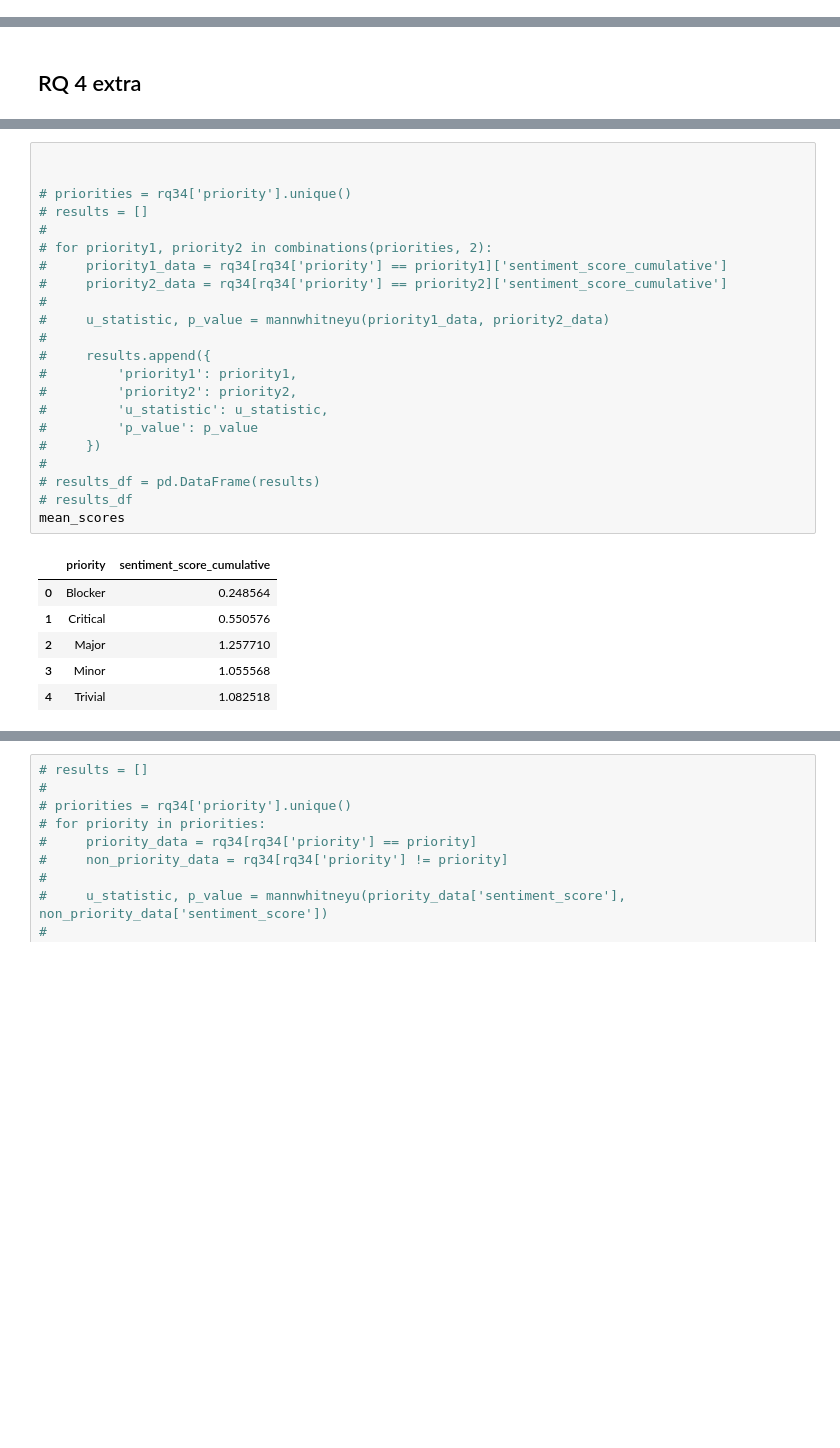
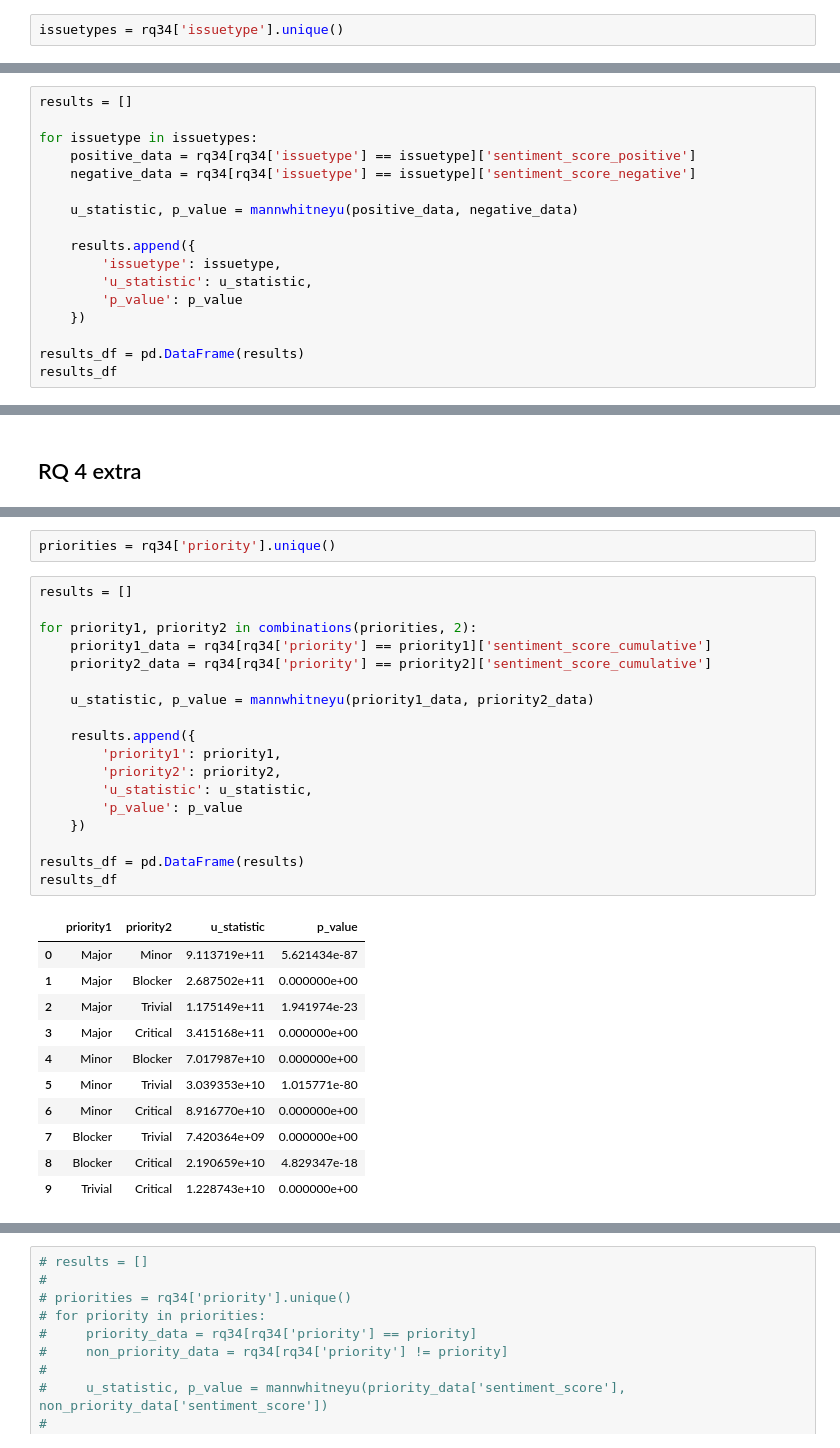
Before and after one commit to raianmr/seBERT, a Jupyter notebook: notebooks/RQs.ipynb, the cells around one changed output, grey strips where cells are left out. Cells and saved outputs as stored; diff of their text form; blank space fills up the shorter version.

```diff
--- a/notebooks/RQs.ipynb
+++ b/notebooks/RQs.ipynb
@@ -95,3 +95,5 @@ bug             90.775851 -53.944073  6.741670
 non-bug        -89.333950  53.087215 -6.634584
 # %% [markdown]
 ## RQ 3 extra
+# %%
+issuetypes = rq34['issuetype'].unique()
@@ -97,0 +121,17 @@ non-bug        -89.333950  53.087215 -6.634584
+# %%
+results = []
+
+for issuetype in issuetypes:
+    positive_data = rq34[rq34['issuetype'] == issuetype]['sentiment_score_positive']
+    negative_data = rq34[rq34['issuetype'] == issuetype]['sentiment_score_negative']
+
+    u_statistic, p_value = mannwhitneyu(positive_data, negative_data)
+
+    results.append({
+        'issuetype': issuetype,
+        'u_statistic': u_statistic,
+        'p_value': p_value
+    })
+
+results_df = pd.DataFrame(results)
+results_df
@@ -177,30 +209,33 @@ Trivial        -17.391284  -6.762172  24.928685
+# %%
+priorities = rq34['priority'].unique()
 # %%
+results = []
 
+for priority1, priority2 in combinations(priorities, 2):
+    priority1_data = rq34[rq34['priority'] == priority1]['sentiment_score_cumulative']
+    priority2_data = rq34[rq34['priority'] == priority2]['sentiment_score_cumulative']
 
-# priorities = rq34['priority'].unique()
-# results = []
-#
-# for priority1, priority2 in combinations(priorities, 2):
-#     priority1_data = rq34[rq34['priority'] == priority1]['sentiment_score_cumulative']
-#     priority2_data = rq34[rq34['priority'] == priority2]['sentiment_score_cumulative']
-#
-#     u_statistic, p_value = mannwhitneyu(priority1_data, priority2_data)
-#
-#     results.append({
-#         'priority1': priority1,
-#         'priority2': priority2,
-#         'u_statistic': u_statistic,
-#         'p_value': p_value
-#     })
-#
-# results_df = pd.DataFrame(results)
-# results_df
-mean_scores
+    u_statistic, p_value = mannwhitneyu(priority1_data, priority2_data)
+
+    results.append({
+        'priority1': priority1,
+        'priority2': priority2,
+        'u_statistic': u_statistic,
+        'p_value': p_value
+    })
+
+results_df = pd.DataFrame(results)
+results_df
 # %% [output]
-|  | priority | sentiment_score_cumulative |
-| 0 | Blocker | 0.248564 |
-| 1 | Critical | 0.550576 |
-| 2 | Major | 1.257710 |
-| 3 | Minor | 1.055568 |
-| 4 | Trivial | 1.082518 |
+|  | priority1 | priority2 | u_statistic | p_value |
+| 0 | Major | Minor | 9.113719e+11 | 5.621434e-87 |
+| 1 | Major | Blocker | 2.687502e+11 | 0.000000e+00 |
+| 2 | Major | Trivial | 1.175149e+11 | 1.941974e-23 |
+| 3 | Major | Critical | 3.415168e+11 | 0.000000e+00 |
+| 4 | Minor | Blocker | 7.017987e+10 | 0.000000e+00 |
+| 5 | Minor | Trivial | 3.039353e+10 | 1.015771e-80 |
+| 6 | Minor | Critical | 8.916770e+10 | 0.000000e+00 |
+| 7 | Blocker | Trivial | 7.420364e+09 | 0.000000e+00 |
+| 8 | Blocker | Critical | 2.190659e+10 | 4.829347e-18 |
+| 9 | Trivial | Critical | 1.228743e+10 | 0.000000e+00 |
 # %%
```
Also changed, not shown: parts of 9 cells of this notebook.
